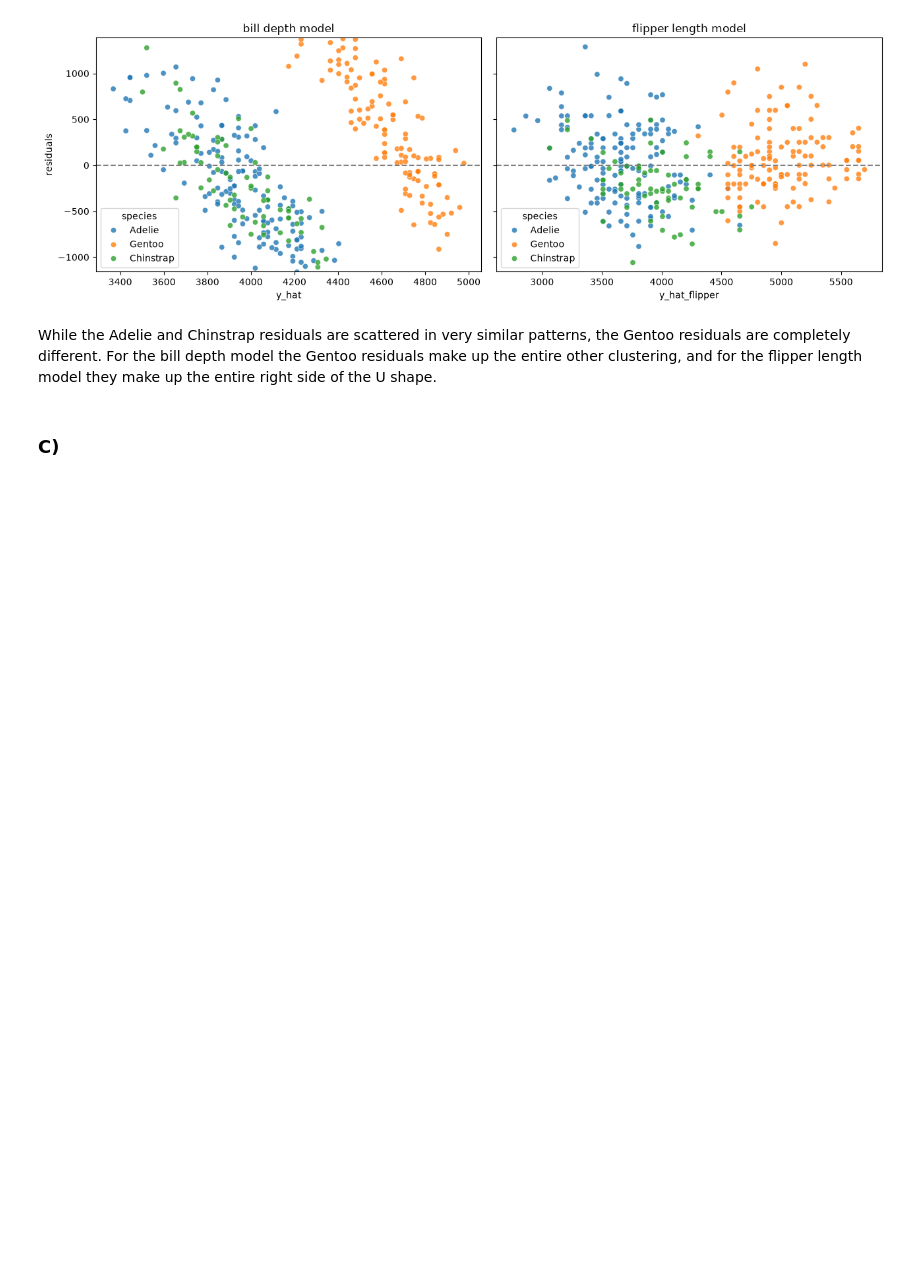
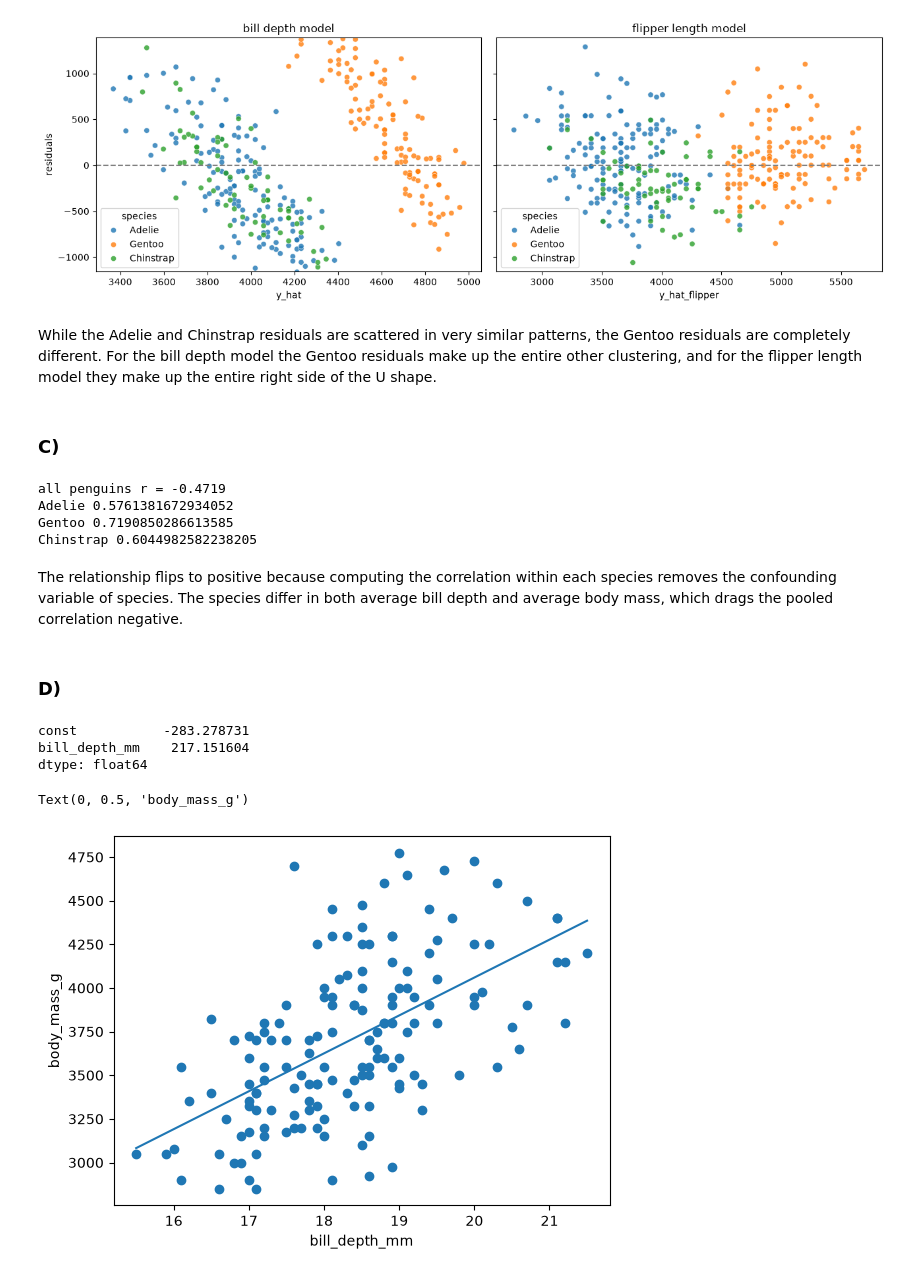
Before and after one commit to Conor1123/DS-6021, a Jupyter notebook: Lab-2/runner.ipynb, the cells around one changed output. Cells and saved outputs as stored; diff of their text form; code cells hidden in the pictures; blank space fills up the shorter version.

```diff
--- a/Lab-2/runner.ipynb
+++ b/Lab-2/runner.ipynb
@@ -244,3 +244,40 @@ plt.tight_layout()
 While the Adelie and Chinstrap residuals are scattered in very similar patterns, the Gentoo residuals are completely different. For the bill depth model the Gentoo residuals make up the entire other clustering, and for the flipper length model they make up the entire right side of the U shape.
 # %% [markdown]
 ### C)
+# %%
+r = peng['bill_depth_mm'].corr(peng['body_mass_g'])
+print(f"all penguins r = {r:.4f}")
+
+for sp in peng['species'].unique():
+    sub = peng[peng['species'] == sp]
+    print(sp, sub['bill_depth_mm'].corr(sub['body_mass_g']))
+# %% [output]
+all penguins r = -0.4719
+Adelie 0.5761381672934052
+Gentoo 0.7190850286613585
+Chinstrap 0.6044982582238205
+# %% [markdown]
+The relationship flips to positive because computing the correlation within each species removes the confounding variable of species. The species differ in both average bill depth and average body mass, which drags the pooled correlation negative.
+# %% [markdown]
+### D)
+# %%
+adelie = peng[peng['species'] == 'Adelie']
+
+X = sm.add_constant(adelie['bill_depth_mm'])
+y = adelie['body_mass_g']
+
+results_a = sm.OLS(y, X).fit()
+print(results_a.params)
+# %% [output]
+const           -283.278731
+bill_depth_mm    217.151604
+dtype: float64
+# %%
+plt.scatter(adelie['bill_depth_mm'], adelie['body_mass_g'])
+x_sorted = adelie['bill_depth_mm'].sort_values()
+plt.plot(x_sorted, results_a.params['const'] + results_a.params['bill_depth_mm'] * x_sorted)
+plt.xlabel('bill_depth_mm')
+plt.ylabel('body_mass_g')
+# %% [output]
+Text(0, 0.5, 'body_mass_g')
+[figure, added]
```
Also changed, not shown: parts of 1 cell of this notebook.
